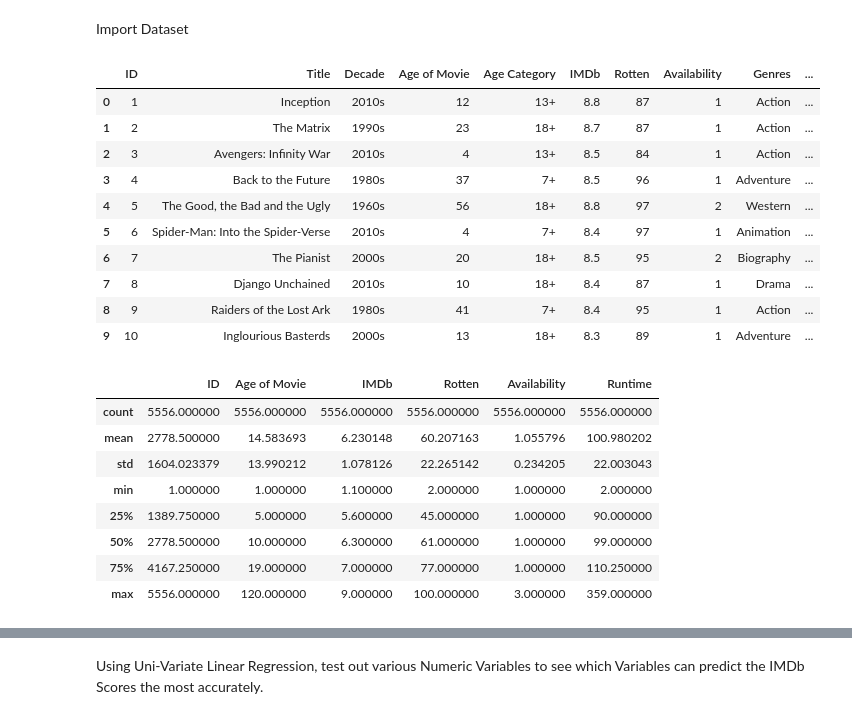
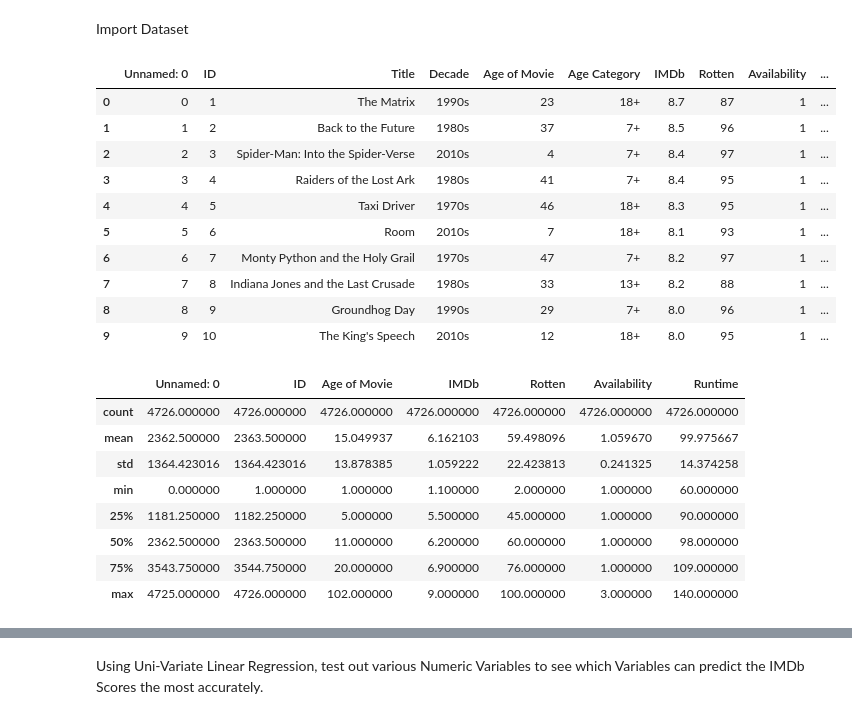
Before and after one commit to rlim066/SC1015-Data-Science-AI-Working-Set-, a Jupyter notebook: Numeric Regression Prediction.ipynb, the cells around one changed output, grey strips where cells are left out. Cells and saved outputs as stored; diff of their text form; code cells hidden in the pictures.

```diff
--- a/Numeric Regression Prediction.ipynb
+++ b/Numeric Regression Prediction.ipynb
@@ -12,32 +12,32 @@ from sklearn.metrics import mean_squared_error
 # %% [markdown]
 Import Dataset
 # %%
-moviedata = pd.read_csv('Final-CLEAN-Dataset.csv')
+moviedata = pd.read_csv('AfterEDA-cleaning.csv')
 moviedata.head(n = 10)
 # %% [output]
-|  | ID | Title | Decade | Age of Movie | Age Category | IMDb | Rotten | Availability | Genres | ... |
-| 0 | 1 | Inception | 2010s | 12 | 13+ | 8.8 | 87 | 1 | Action | ... |
-| 1 | 2 | The Matrix | 1990s | 23 | 18+ | 8.7 | 87 | 1 | Action | ... |
-| 2 | 3 | Avengers: Infinity War | 2010s | 4 | 13+ | 8.5 | 84 | 1 | Action | ... |
-| 3 | 4 | Back to the Future | 1980s | 37 | 7+ | 8.5 | 96 | 1 | Adventure | ... |
-| 4 | 5 | The Good, the Bad and the Ugly | 1960s | 56 | 18+ | 8.8 | 97 | 2 | Western | ... |
-| 5 | 6 | Spider-Man: Into the Spider-Verse | 2010s | 4 | 7+ | 8.4 | 97 | 1 | Animation | ... |
-| 6 | 7 | The Pianist | 2000s | 20 | 18+ | 8.5 | 95 | 2 | Biography | ... |
-| 7 | 8 | Django Unchained | 2010s | 10 | 18+ | 8.4 | 87 | 1 | Drama | ... |
-| 8 | 9 | Raiders of the Lost Ark | 1980s | 41 | 7+ | 8.4 | 95 | 1 | Action | ... |
-| 9 | 10 | Inglourious Basterds | 2000s | 13 | 18+ | 8.3 | 89 | 1 | Adventure | ... |
+|  | Unnamed: 0 | ID | Title | Decade | Age of Movie | Age Category | IMDb | Rotten | Availability | ... |
+| 0 | 0 | 1 | The Matrix | 1990s | 23 | 18+ | 8.7 | 87 | 1 | ... |
+| 1 | 1 | 2 | Back to the Future | 1980s | 37 | 7+ | 8.5 | 96 | 1 | ... |
+| 2 | 2 | 3 | Spider-Man: Into the Spider-Verse | 2010s | 4 | 7+ | 8.4 | 97 | 1 | ... |
+| 3 | 3 | 4 | Raiders of the Lost Ark | 1980s | 41 | 7+ | 8.4 | 95 | 1 | ... |
+| 4 | 4 | 5 | Taxi Driver | 1970s | 46 | 18+ | 8.3 | 95 | 1 | ... |
+| 5 | 5 | 6 | Room | 2010s | 7 | 18+ | 8.1 | 93 | 1 | ... |
+| 6 | 6 | 7 | Monty Python and the Holy Grail | 1970s | 47 | 7+ | 8.2 | 97 | 1 | ... |
+| 7 | 7 | 8 | Indiana Jones and the Last Crusade | 1980s | 33 | 13+ | 8.2 | 88 | 1 | ... |
+| 8 | 8 | 9 | Groundhog Day | 1990s | 29 | 7+ | 8.0 | 96 | 1 | ... |
+| 9 | 9 | 10 | The King's Speech | 2010s | 12 | 18+ | 8.0 | 95 | 1 | ... |
 # %%
 moviedata.describe()
 # %% [output]
-|  | ID | Age of Movie | IMDb | Rotten | Availability | Runtime |
-| count | 5556.000000 | 5556.000000 | 5556.000000 | 5556.000000 | 5556.000000 | 5556.000000 |
-| mean | 2778.500000 | 14.583693 | 6.230148 | 60.207163 | 1.055796 | 100.980202 |
-| std | 1604.023379 | 13.990212 | 1.078126 | 22.265142 | 0.234205 | 22.003043 |
-| min | 1.000000 | 1.000000 | 1.100000 | 2.000000 | 1.000000 | 2.000000 |
-| 25% | 1389.750000 | 5.000000 | 5.600000 | 45.000000 | 1.000000 | 90.000000 |
-| 50% | 2778.500000 | 10.000000 | 6.300000 | 61.000000 | 1.000000 | 99.000000 |
-| 75% | 4167.250000 | 19.000000 | 7.000000 | 77.000000 | 1.000000 | 110.250000 |
-| max | 5556.000000 | 120.000000 | 9.000000 | 100.000000 | 3.000000 | 359.000000 |
+|  | Unnamed: 0 | ID | Age of Movie | IMDb | Rotten | Availability | Runtime |
+| count | 4726.000000 | 4726.000000 | 4726.000000 | 4726.000000 | 4726.000000 | 4726.000000 | 4726.000000 |
+| mean | 2362.500000 | 2363.500000 | 15.049937 | 6.162103 | 59.498096 | 1.059670 | 99.975667 |
+| std | 1364.423016 | 1364.423016 | 13.878385 | 1.059222 | 22.423813 | 0.241325 | 14.374258 |
+| min | 0.000000 | 1.000000 | 1.000000 | 1.100000 | 2.000000 | 1.000000 | 60.000000 |
+| 25% | 1181.250000 | 1182.250000 | 5.000000 | 5.500000 | 45.000000 | 1.000000 | 90.000000 |
+| 50% | 2362.500000 | 2363.500000 | 11.000000 | 6.200000 | 60.000000 | 1.000000 | 98.000000 |
+| 75% | 3543.750000 | 3544.750000 | 20.000000 | 6.900000 | 76.000000 | 1.000000 | 109.000000 |
+| max | 4725.000000 | 4726.000000 | 102.000000 | 9.000000 | 100.000000 | 3.000000 | 140.000000 |
 # %%
 # Quantile 25% and 75%
 Q1 = moviedata['Runtime'].quantile(0.25)
```
Also changed, not shown: parts of 6 cells of this notebook.
